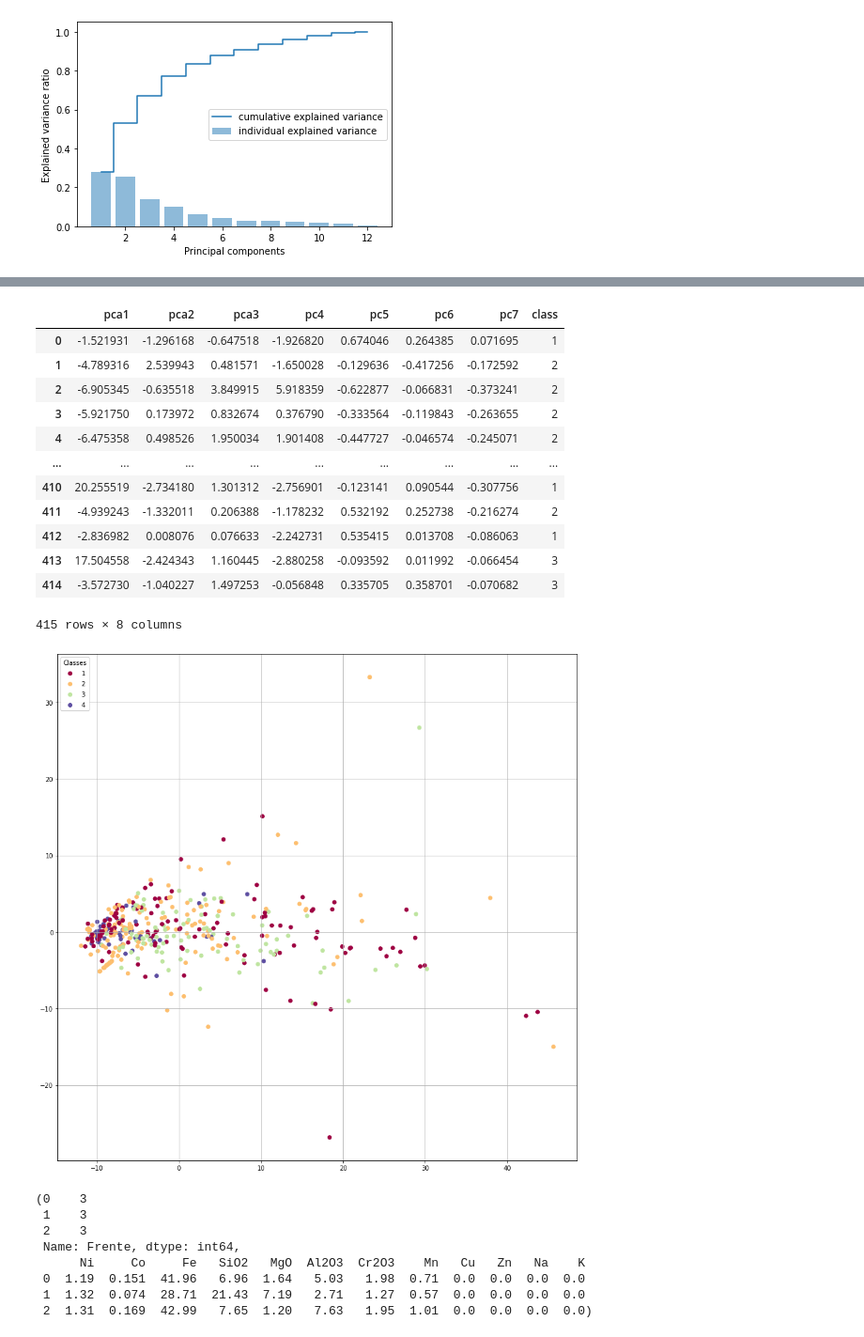
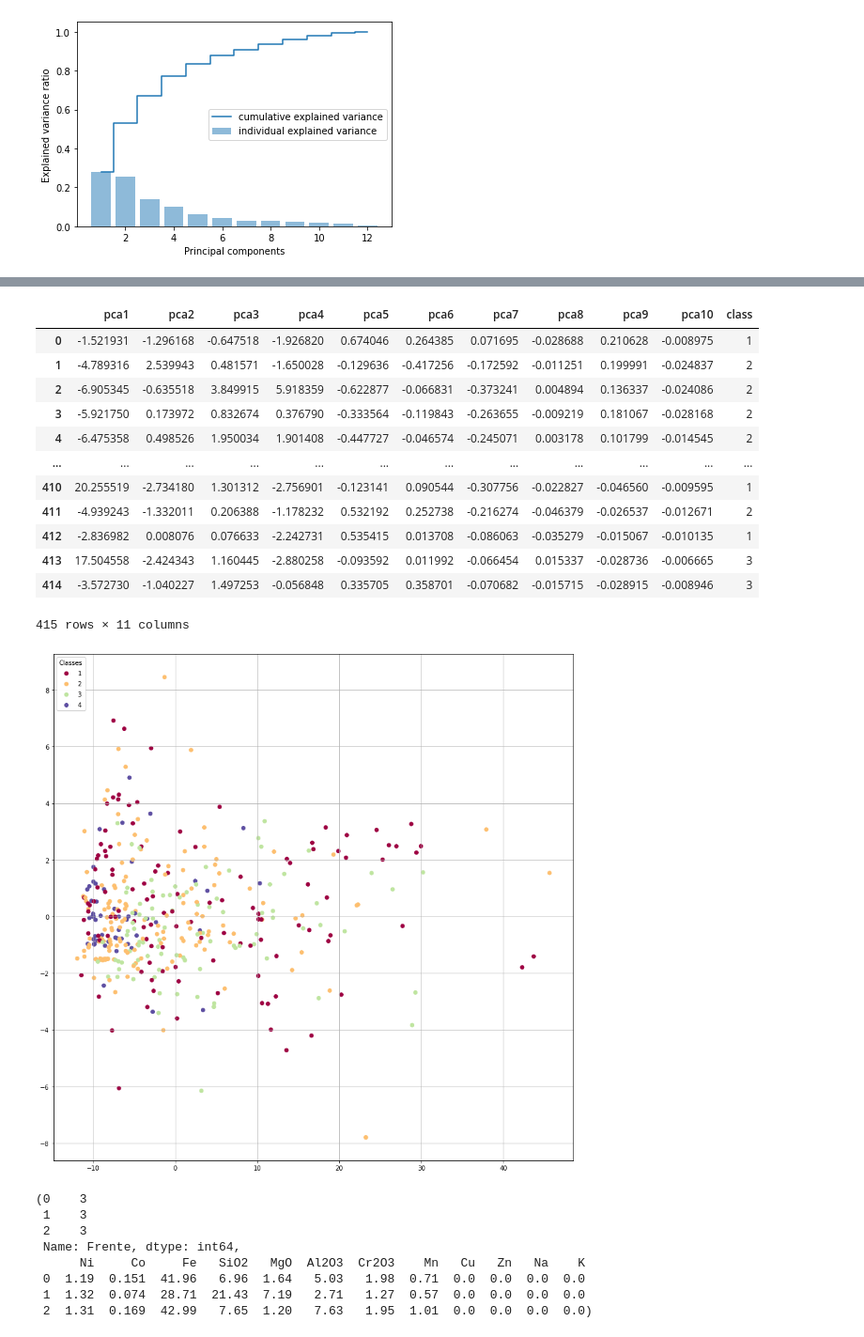
Before and after one commit to roxyconstantine-dev/Proyecto-Final-de-An-lisis-Datos, a Jupyter notebook: Untitled0.ipynb, the cells around one changed output, grey strips where cells are left out. Shown: that part at 94% size. Drawn from its saved outputs; the diff is of its cells as text; code cells hidden in the pictures.

```diff
--- a/Untitled0.ipynb
+++ b/Untitled0.ipynb
@@ -137,7 +137,7 @@ pca.n_components_
 # %%
 from sklearn.decomposition import PCA
-pca = PCA(n_components = 7).fit(X)
+pca = PCA(n_components = 10).fit(X)
 principal_comps = pca.transform(X)
-pca_db = pd.DataFrame(data = principal_comps, columns=['pca1', 'pca2','pca3','pc4','pc5','pc6','pc7'])
+pca_db = pd.DataFrame(data = principal_comps, columns=['pca1', 'pca2','pca3','pca4','pca5','pca6','pca7','pca8','pca9','pca10'])
 pca_db
 # %% [output]
@@ -169,30 +169,30 @@ pca_db['class']=Y
 
 pca_db
 # %% [output]
-|  | pca1 | pca2 | pca3 | pc4 | pc5 | pc6 | pc7 | class |
-| 0 | -1.521931 | -1.296168 | -0.647518 | -1.926820 | 0.674046 | 0.264385 | 0.071695 | 1 |
-| 1 | -4.789316 | 2.539943 | 0.481571 | -1.650028 | -0.129636 | -0.417256 | -0.172592 | 2 |
-| 2 | -6.905345 | -0.635518 | 3.849915 | 5.918359 | -0.622877 | -0.066831 | -0.373241 | 2 |
-| 3 | -5.921750 | 0.173972 | 0.832674 | 0.376790 | -0.333564 | -0.119843 | -0.263655 | 2 |
-| 4 | -6.475358 | 0.498526 | 1.950034 | 1.901408 | -0.447727 | -0.046574 | -0.245071 | 2 |
-| ... | ... | ... | ... | ... | ... | ... | ... | ... |
-| 410 | 20.255519 | -2.734180 | 1.301312 | -2.756901 | -0.123141 | 0.090544 | -0.307756 | 1 |
-| 411 | -4.939243 | -1.332011 | 0.206388 | -1.178232 | 0.532192 | 0.252738 | -0.216274 | 2 |
-| 412 | -2.836982 | 0.008076 | 0.076633 | -2.242731 | 0.535415 | 0.013708 | -0.086063 | 1 |
-| 413 | 17.504558 | -2.424343 | 1.160445 | -2.880258 | -0.093592 | 0.011992 | -0.066454 | 3 |
-| 414 | -3.572730 | -1.040227 | 1.497253 | -0.056848 | 0.335705 | 0.358701 | -0.070682 | 3 |
+|  | pca1 | pca2 | pca3 | pca4 | pca5 | pca6 | pca7 | pca8 | pca9 | pca10 | class |
+| 0 | -1.521931 | -1.296168 | -0.647518 | -1.926820 | 0.674046 | 0.264385 | 0.071695 | -0.028688 | 0.210628 | -0.008975 | 1 |
+| 1 | -4.789316 | 2.539943 | 0.481571 | -1.650028 | -0.129636 | -0.417256 | -0.172592 | -0.011251 | 0.199991 | -0.024837 | 2 |
+| 2 | -6.905345 | -0.635518 | 3.849915 | 5.918359 | -0.622877 | -0.066831 | -0.373241 | 0.004894 | 0.136337 | -0.024086 | 2 |
+| 3 | -5.921750 | 0.173972 | 0.832674 | 0.376790 | -0.333564 | -0.119843 | -0.263655 | -0.009219 | 0.181067 | -0.028168 | 2 |
+| 4 | -6.475358 | 0.498526 | 1.950034 | 1.901408 | -0.447727 | -0.046574 | -0.245071 | 0.003178 | 0.101799 | -0.014545 | 2 |
+| ... | ... | ... | ... | ... | ... | ... | ... | ... | ... | ... | ... |
+| 410 | 20.255519 | -2.734180 | 1.301312 | -2.756901 | -0.123141 | 0.090544 | -0.307756 | -0.022827 | -0.046560 | -0.009595 | 1 |
+| 411 | -4.939243 | -1.332011 | 0.206388 | -1.178232 | 0.532192 | 0.252738 | -0.216274 | -0.046379 | -0.026537 | -0.012671 | 2 |
+| 412 | -2.836982 | 0.008076 | 0.076633 | -2.242731 | 0.535415 | 0.013708 | -0.086063 | -0.035279 | -0.015067 | -0.010135 | 1 |
+| 413 | 17.504558 | -2.424343 | 1.160445 | -2.880258 | -0.093592 | 0.011992 | -0.066454 | 0.015337 | -0.028736 | -0.006665 | 3 |
+| 414 | -3.572730 | -1.040227 | 1.497253 | -0.056848 | 0.335705 | 0.358701 | -0.070682 | -0.015715 | -0.028915 | -0.008946 | 3 |
-415 rows × 8 columns
+415 rows × 11 columns
 # %%
 # y visualicemos el resultado
 
 fig, ax = plt.subplots(figsize=(15, 15))
-scatter = ax.scatter(pca_db['pca1'], pca_db['pca2'],c=pca_db['class'], cmap="Spectral")
+scatter = ax.scatter(pca_db['pca1'], pca_db['pca4'],c=pca_db['class'], cmap="Spectral")
 legend1 = ax.legend(*scatter.legend_elements(),loc="upper left", title="Classes")
 ax.add_artist(legend1)
 ax.grid(True)
 plt.show()
 # %% [output]
-[figure, old version]
+[figure, new version]
 # %%
 y_test= test['Frente']
 y_test=y_test.map(FRENTE_MAPEO).astype(int)
```
Also changed, not shown: parts of 7 cells of this notebook.
